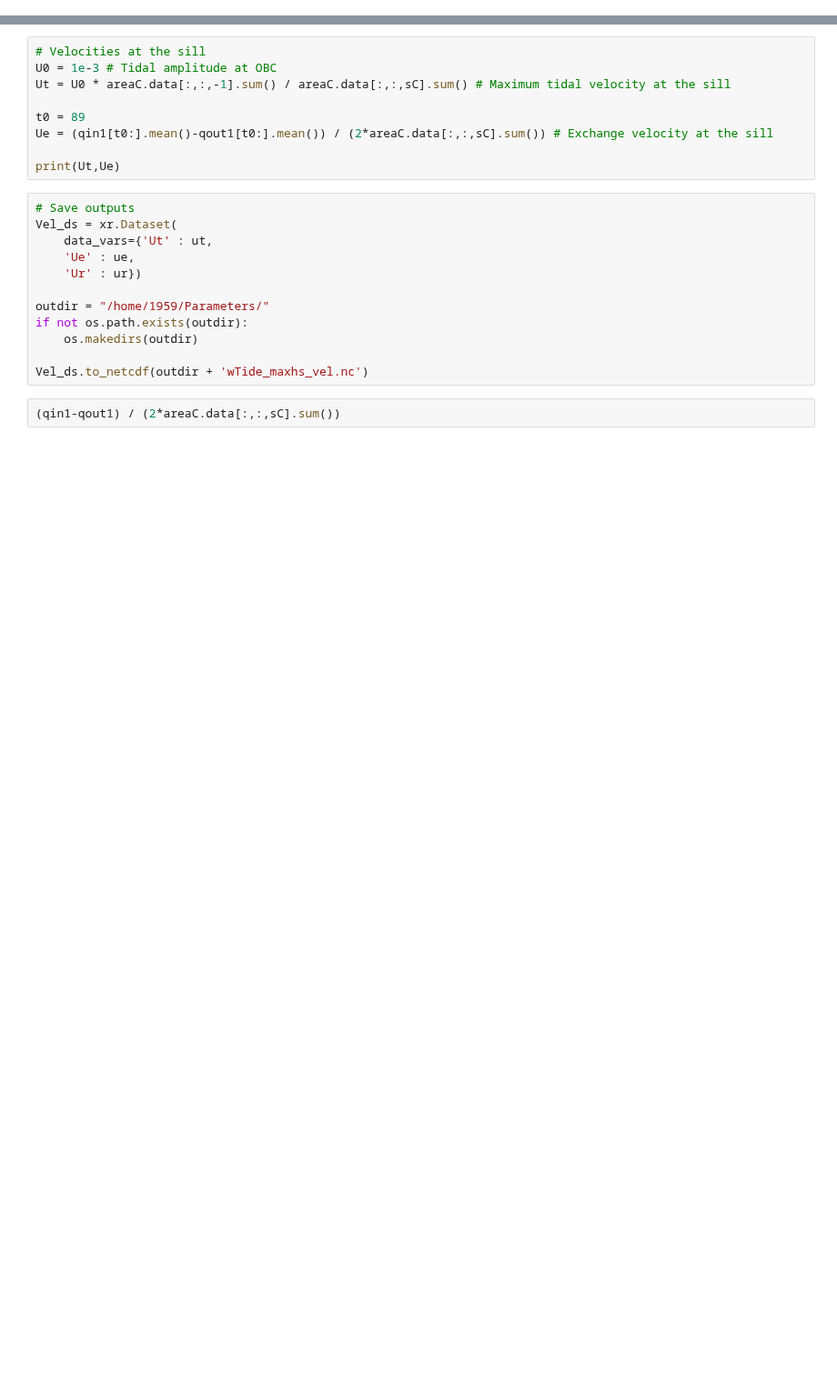
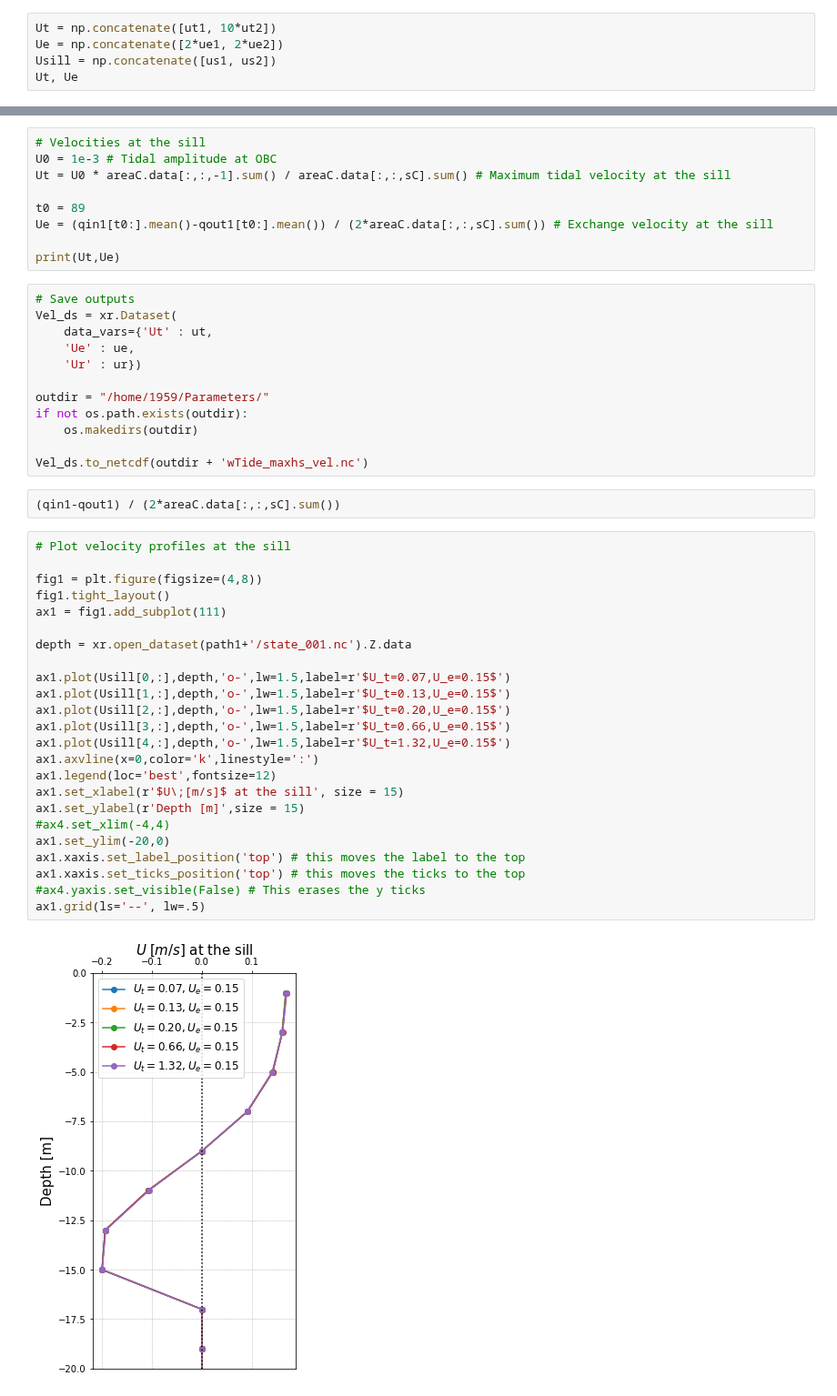
Before and after one commit to weiyangbao/Jupyter-Iceplume, a Jupyter notebook: sill_velocities.ipynb, the cells around one changed output, grey strips where cells are left out. Shown at 91% size. Saved outputs shown, nothing was run; the diff lists cells and outputs as text; blank space fills up the shorter version.

```diff
--- a/sill_velocities.ipynb
+++ b/sill_velocities.ipynb
@@ -97,0 +118,5 @@ print(ut,ue,ur)
+# %%
+Ut = np.concatenate([ut1, 10*ut2])
+Ue = np.concatenate([2*ue1, 2*ue2])
+Usill = np.concatenate([us1, us2])
+Ut, Ue
@@ -118,3 +146,29 @@ if not os.path.exists(outdir):
 Vel_ds.to_netcdf(outdir + 'wTide_maxhs_vel.nc')
 # %%
 (qin1-qout1) / (2*areaC.data[:,:,sC].sum())
+# %%
+# Plot velocity profiles at the sill
+
+fig1 = plt.figure(figsize=(4,8))
+fig1.tight_layout()
+ax1 = fig1.add_subplot(111)
+
+depth = xr.open_dataset(path1+'/state_001.nc').Z.data
+
+ax1.plot(Usill[0,:],depth,'o-',lw=1.5,label=r'$U_t=0.07,U_e=0.15$')
+ax1.plot(Usill[1,:],depth,'o-',lw=1.5,label=r'$U_t=0.13,U_e=0.15$')
+ax1.plot(Usill[2,:],depth,'o-',lw=1.5,label=r'$U_t=0.20,U_e=0.15$')
+ax1.plot(Usill[3,:],depth,'o-',lw=1.5,label=r'$U_t=0.66,U_e=0.15$')
+ax1.plot(Usill[4,:],depth,'o-',lw=1.5,label=r'$U_t=1.32,U_e=0.15$')
+ax1.axvline(x=0,color='k',linestyle=':')
+ax1.legend(loc='best',fontsize=12)
+ax1.set_xlabel(r'$U\;[m/s]$ at the sill', size = 15)
+ax1.set_ylabel(r'Depth [m]',size = 15)
+#ax4.set_xlim(-4,4)
+ax1.set_ylim(-20,0)
+ax1.xaxis.set_label_position('top') # this moves the label to the top
+ax1.xaxis.set_ticks_position('top') # this moves the ticks to the top
+#ax4.yaxis.set_visible(False) # This erases the y ticks
+ax1.grid(ls='--', lw=.5)
+# %% [output]
+[figure, added]
```
Also changed, not shown: parts of 4 cells of this notebook, 6 other files.
